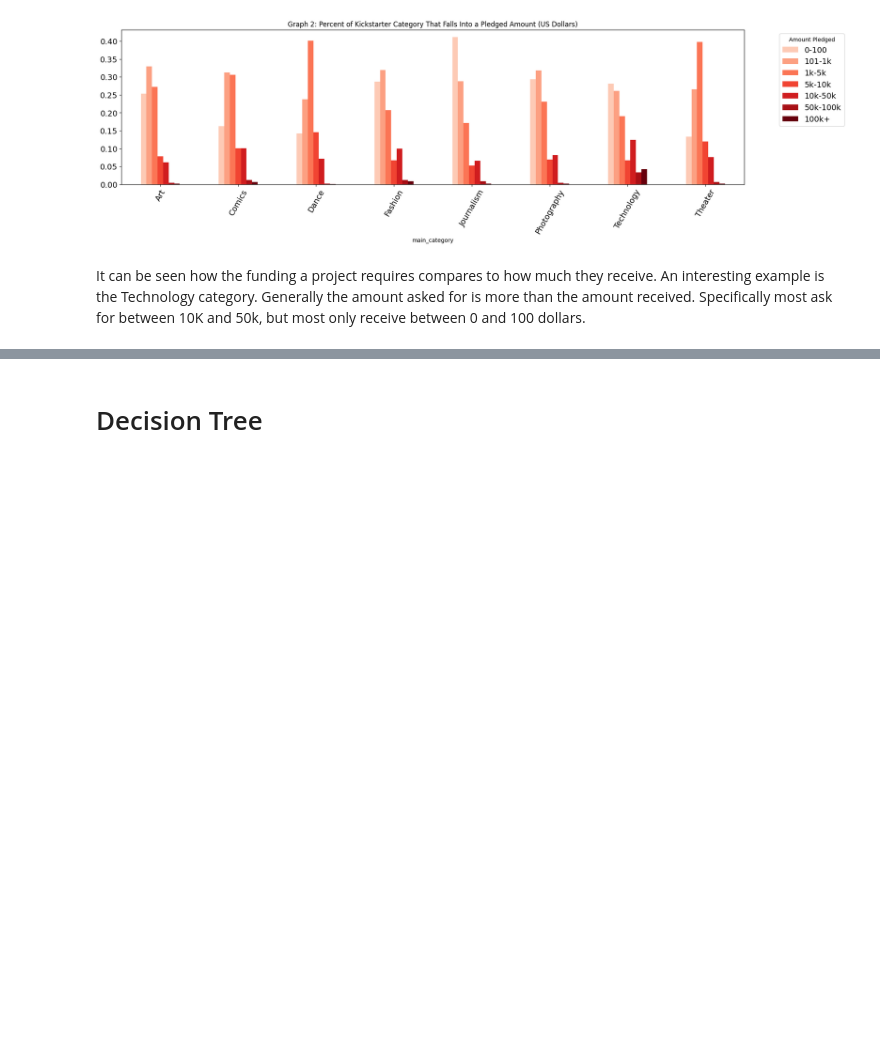
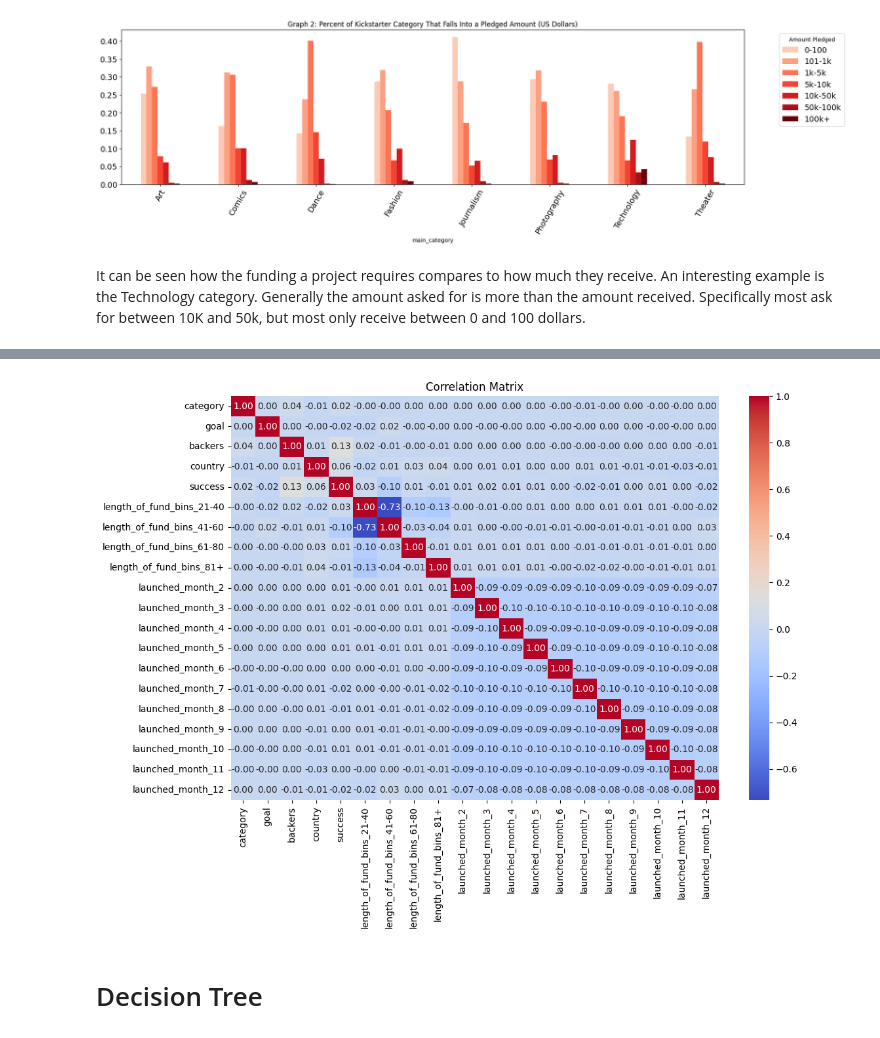
Before and after one commit to connor-bennett/Proejct-Two, a Jupyter notebook: KickStarter.ipynb, the cells around one changed output, grey strips where cells are left out. Drawn from its saved outputs; the diff is of its cells as text; code cells hidden in the pictures; blank space fills up the shorter version.

```diff
--- a/KickStarter.ipynb
+++ b/KickStarter.ipynb
@@ -296,0 +319,28 @@ It can be seen how the funding a project requires compares to how much they rece
+# %%
+label_encoder = LabelEncoder()
+
+# Categorize pledge-to-goal ratio into buckets
+df['goal_achievement_category'] = pd.cut(
+    df['pledge_to_goal_ratio'],
+    bins=[0, 0.2, 0.4, 0.6, 0.8, 1.0, float('inf')],
+    labels=[0, 1, 2, 3, 4, 5]
+)
+
+# Encoding
+df['category'] = label_encoder.fit_transform(df['category'])
+# df['state'] = label_encoder.fit_transform(df['state'])
+df['country'] = label_encoder.fit_transform(df['country'])
+
+# Convert 'launched_month' to dummy variables
+df = pd.get_dummies(df, columns=['length_of_fund_bins', 'launched_month'], drop_first=True)
+
+#drop
+df = df.drop(columns=['main_category', 'length_of_fundraising_days','goal_achievement_category', 'pledged', 'pledge_to_goal_ratio'
+                      , 'usd_ratio', 'usd pledged', 'currency', 'deadline', 'launched', 'name', 'pledged_bins', 'goal_bins', 'state'])
+df = df.dropna()
+
+
+
+# Check the processed DataFrame
+#print(df.head())
+df.dtypes
@@ -297,3 +365,14 @@ It can be seen how the funding a project requires compares to how much they rece
+# %%
+
+correlation_matrix = df.corr()
+
+
+plt.figure(figsize=(12, 8))
+sns.heatmap(correlation_matrix, annot=True, fmt=".2f", cmap="coolwarm")
+plt.title("Correlation Matrix")
+plt.show()
+# %% [output]
+[figure, added]
 # %% [markdown]
 # Decision Tree
 # %% [markdown]
```
Also changed, not shown: parts of 4 cells of this notebook.
